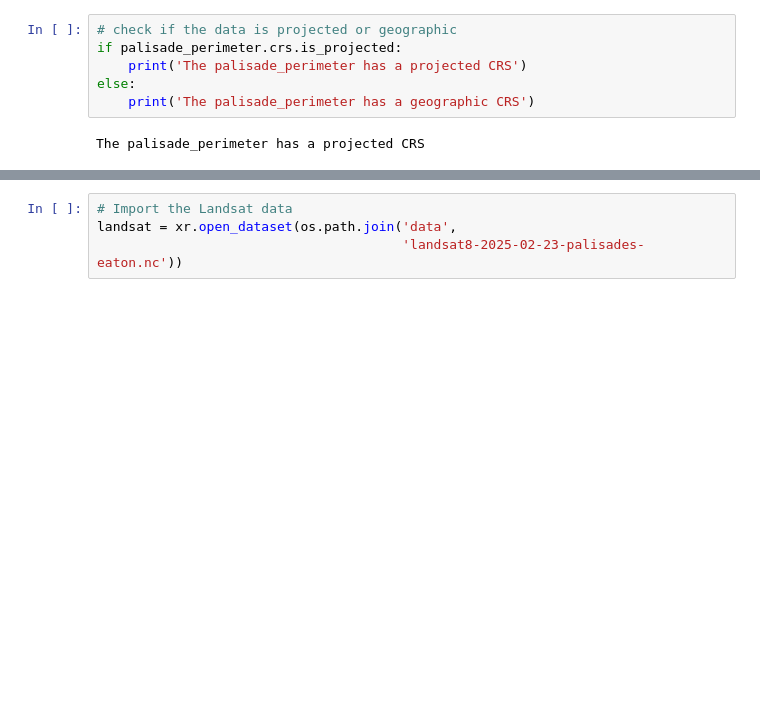
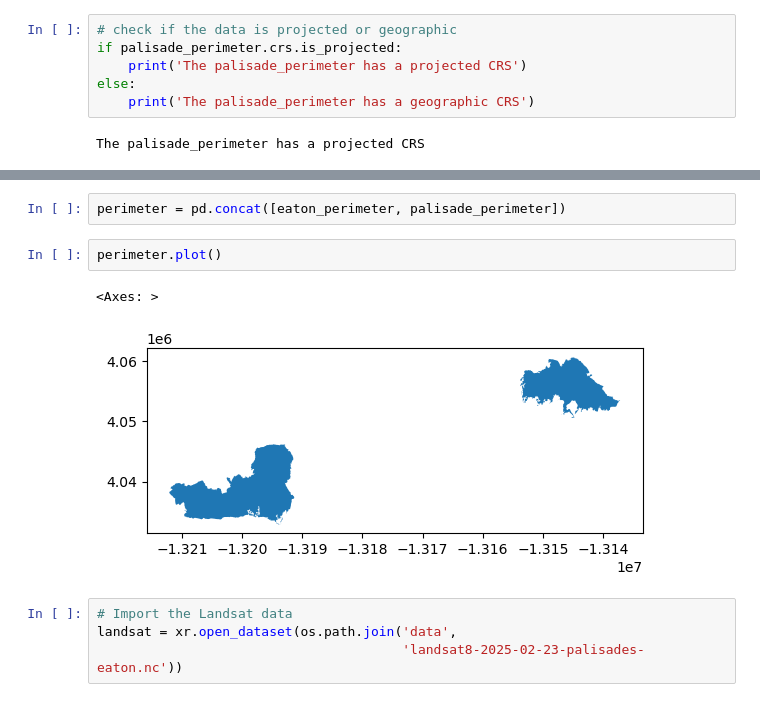
Before and after one commit to jaslynmiura/eds220-hwk4, a Jupyter notebook: hwk4-task2-false-color-MIURA.ipynb, the cells around one changed output, grey strips where cells are left out. Drawn from its saved outputs; the diff is of its cells as text; blank space fills up the shorter version.

```diff
--- a/hwk4-task2-false-color-MIURA.ipynb
+++ b/hwk4-task2-false-color-MIURA.ipynb
@@ -96,3 +96,10 @@ eaton_perimeter.plot()
+# %%
+perimeter = pd.concat([eaton_perimeter, palisade_perimeter])
+# %%
+perimeter.plot()
+# %% [output]
+<Axes: >
+[figure, added]
 # %%
 # Import the Landsat data
 landsat = xr.open_dataset(os.path.join('data',
```
Also changed, not shown: parts of 9 cells of this notebook.
